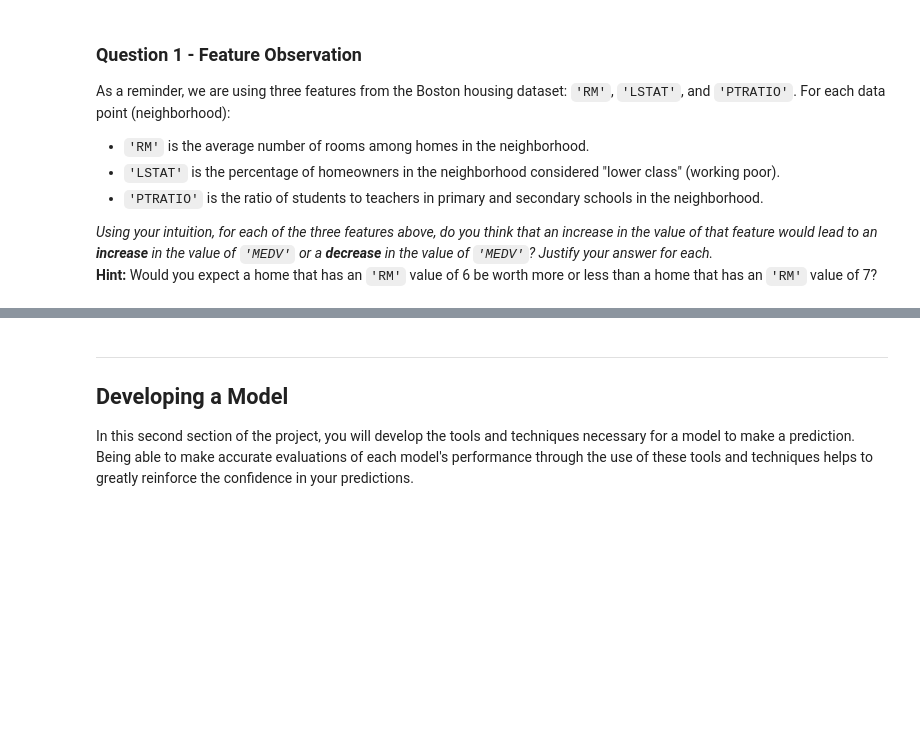
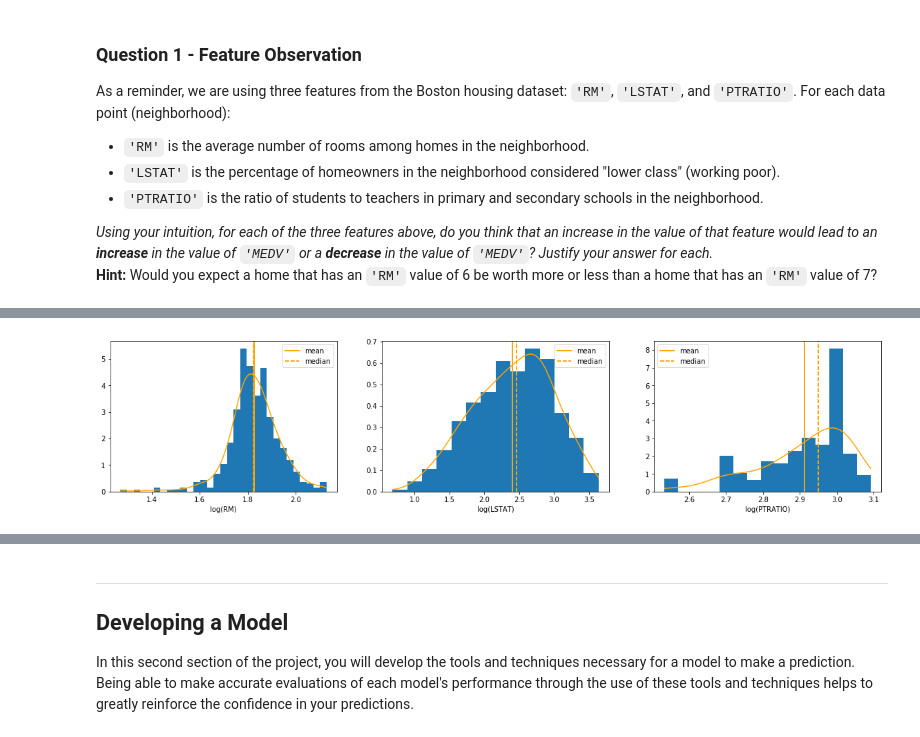
Before and after one commit to dmitrysharkov/mlnd, a Jupyter notebook: boston_housing/boston_housing.ipynb, the cells around one changed output, grey strips where cells are left out. Saved outputs shown, nothing was run; the diff lists cells and outputs as text; code cells hidden in the pictures; blank space fills up the shorter version.

```diff
--- a/boston_housing/boston_housing.ipynb
+++ b/boston_housing/boston_housing.ipynb
@@ -130,0 +168,7 @@ The vlues of corellation coeffcient on the graphs above correponds wiht my intui
+# %%
+plt.figure(figsize=(20, 4))
+for i, col in enumerate(features.columns):
+  plt.subplot(1, 3, i + 1)
+  plot_dist(np.log(features[col]), "log({})".format(col), windows[col])
+# %% [output]
+[figure, added]
```
Also changed, not shown: parts of 34 cells of this notebook, 3 other files.
